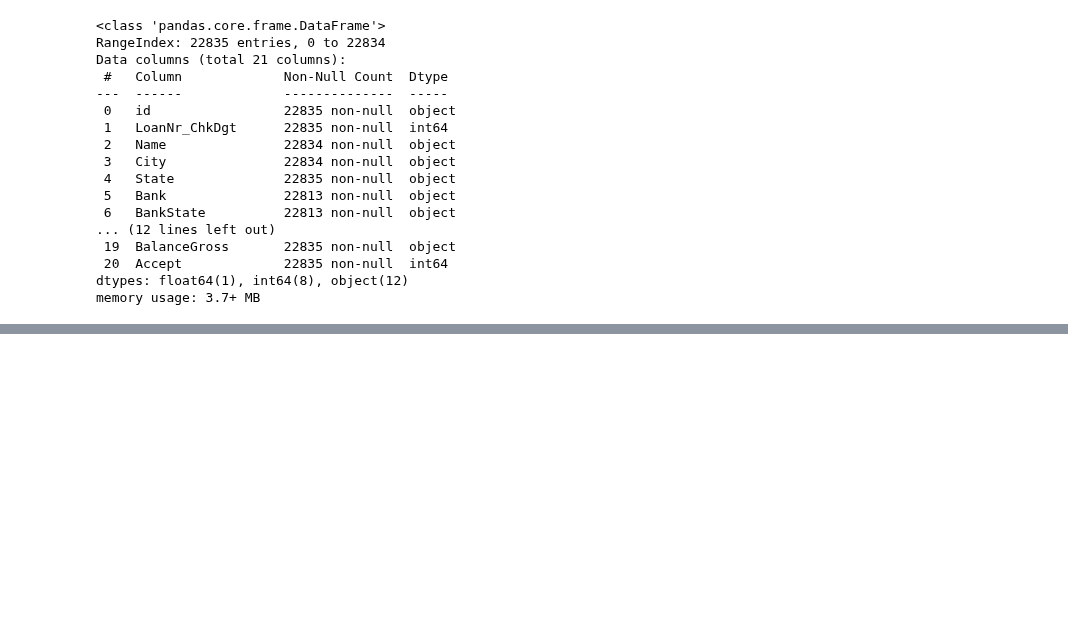
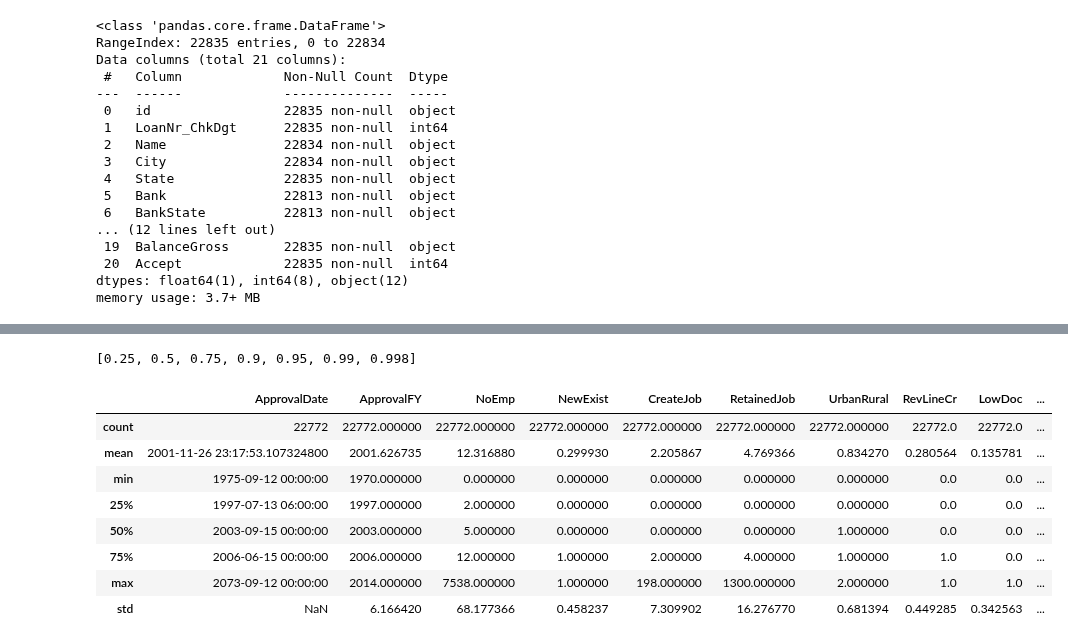
Before and after one commit to ananags/LBBYs, a Jupyter notebook: notebooks/2_preprocesado/2_preprocesado.ipynb, the cells around one changed output, grey strips where cells are left out. Saved outputs shown, nothing was run; the diff lists cells and outputs as text; code cells hidden in the pictures; blank space fills up the shorter version.

```diff
--- a/notebooks/2_preprocesado/2_preprocesado.ipynb
+++ b/notebooks/2_preprocesado/2_preprocesado.ipynb
@@ -114,0 +259,24 @@ dtype: int64
+# %%
+# Eliminacion de outliers
+
+columna = "CreateJob"
+percentil = 0.998
+percentiles = [0.25, 0.5, 0.75, 0.9, 0.95, 0.99, percentil]
+print(percentiles)
+
+
+percents = df_train[columna].quantile(percentil)
+# Filtrar los datos que son menores o iguales al percentil 97.5
+filtered_df = df_train[df_train[columna] <= percents]
+filtered_df.describe()
+# %% [output]
+[0.25, 0.5, 0.75, 0.9, 0.95, 0.99, 0.998]
+|  | ApprovalDate | ApprovalFY | NoEmp | NewExist | CreateJob | RetainedJob | UrbanRural | RevLineCr | LowDoc | ... |
+| count | 22772 | 22772.000000 | 22772.000000 | 22772.000000 | 22772.000000 | 22772.000000 | 22772.000000 | 22772.0 | 22772.0 | ... |
+| mean | 2001-11-26 23:17:53.107324800 | 2001.626735 | 12.316880 | 0.299930 | 2.205867 | 4.769366 | 0.834270 | 0.280564 | 0.135781 | ... |
+| min | 1975-09-12 00:00:00 | 1970.000000 | 0.000000 | 0.000000 | 0.000000 | 0.000000 | 0.000000 | 0.0 | 0.0 | ... |
+| 25% | 1997-07-13 06:00:00 | 1997.000000 | 2.000000 | 0.000000 | 0.000000 | 0.000000 | 0.000000 | 0.0 | 0.0 | ... |
+| 50% | 2003-09-15 00:00:00 | 2003.000000 | 5.000000 | 0.000000 | 0.000000 | 0.000000 | 1.000000 | 0.0 | 0.0 | ... |
+| 75% | 2006-06-15 00:00:00 | 2006.000000 | 12.000000 | 1.000000 | 2.000000 | 4.000000 | 1.000000 | 1.0 | 0.0 | ... |
+| max | 2073-09-12 00:00:00 | 2014.000000 | 7538.000000 | 1.000000 | 198.000000 | 1300.000000 | 2.000000 | 1.0 | 1.0 | ... |
+| std | NaN | 6.166420 | 68.177366 | 0.458237 | 7.309902 | 16.276770 | 0.681394 | 0.449285 | 0.342563 | ... |
```
Also changed, not shown: parts of 20 cells of this notebook, 13 other files.
